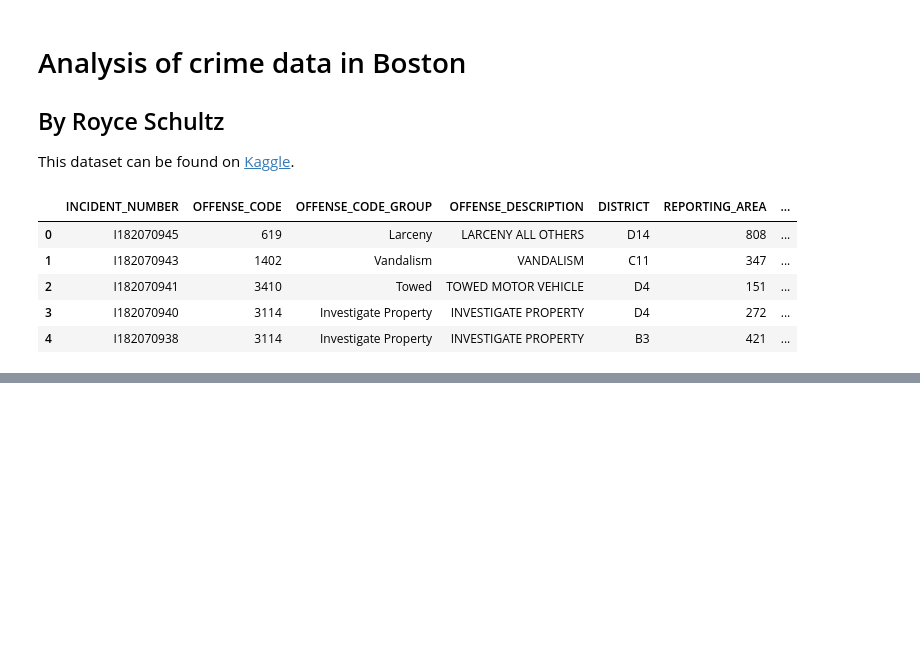
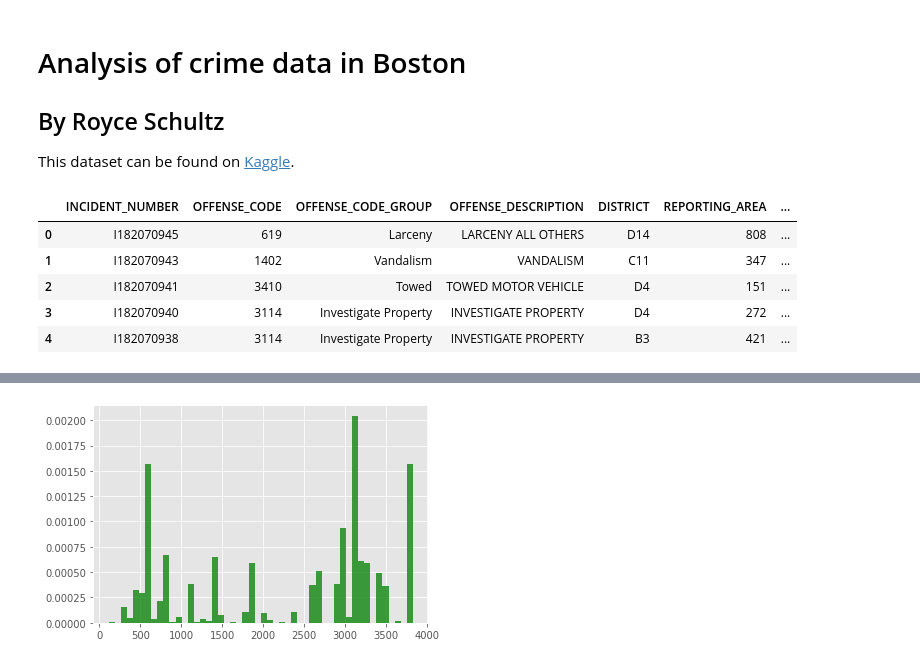
Before and after one commit to royceschultz/Data-Analysis, a Jupyter notebook: CrimeData.ipynb, the cells around one changed output, grey strips where cells are left out. Drawn from its saved outputs; the diff is of its cells as text; code cells hidden in the pictures; blank space fills up the shorter version.

Commit message:
begining basic counting and plotting

```diff
--- a/CrimeData.ipynb
+++ b/CrimeData.ipynb
@@ -18,0 +32,15 @@ crime_data.head()
+# %%
+%matplotlib inline
+import numpy as np
+import matplotlib.pyplot as plt
+plt.style.use('ggplot')
+
+mu, sigma = 100, 15
+data_set = mu+sigma*np.random.randn(100)
+
+data_set = crime_data['OFFENSE_CODE'].values
+n, bins, patches, = plt.hist(data_set, 50, density=1, facecolor='g', alpha=0.75)
+
+plt.show()
+# %% [output]
+[figure, added]
```
Also changed, not shown: parts of 3 cells of this notebook.
